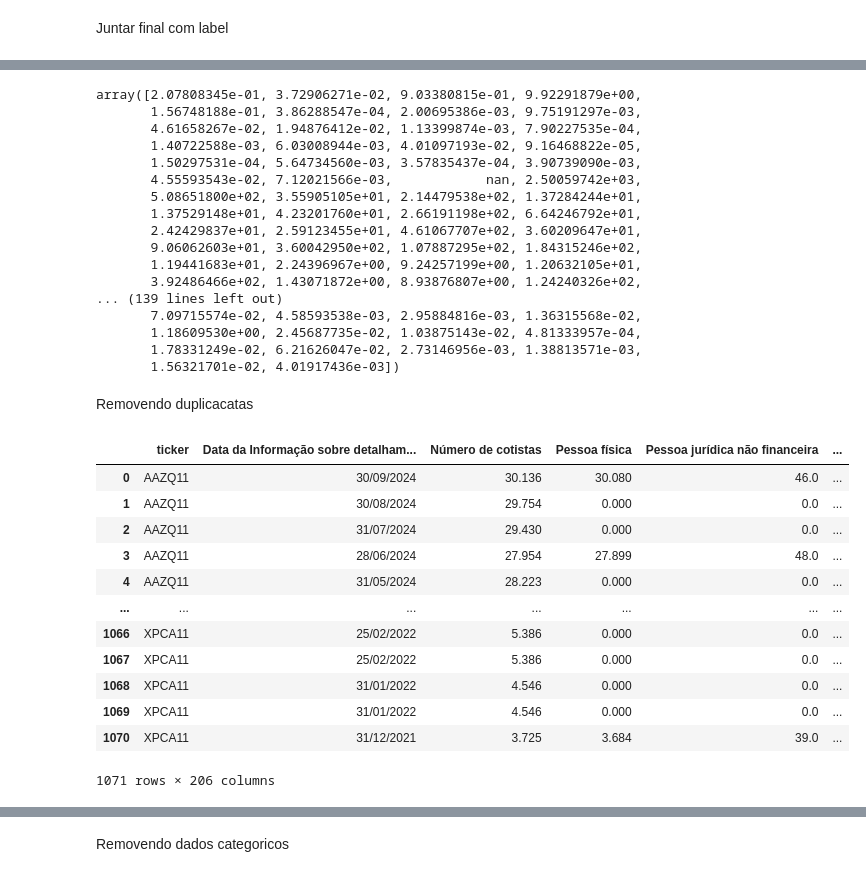
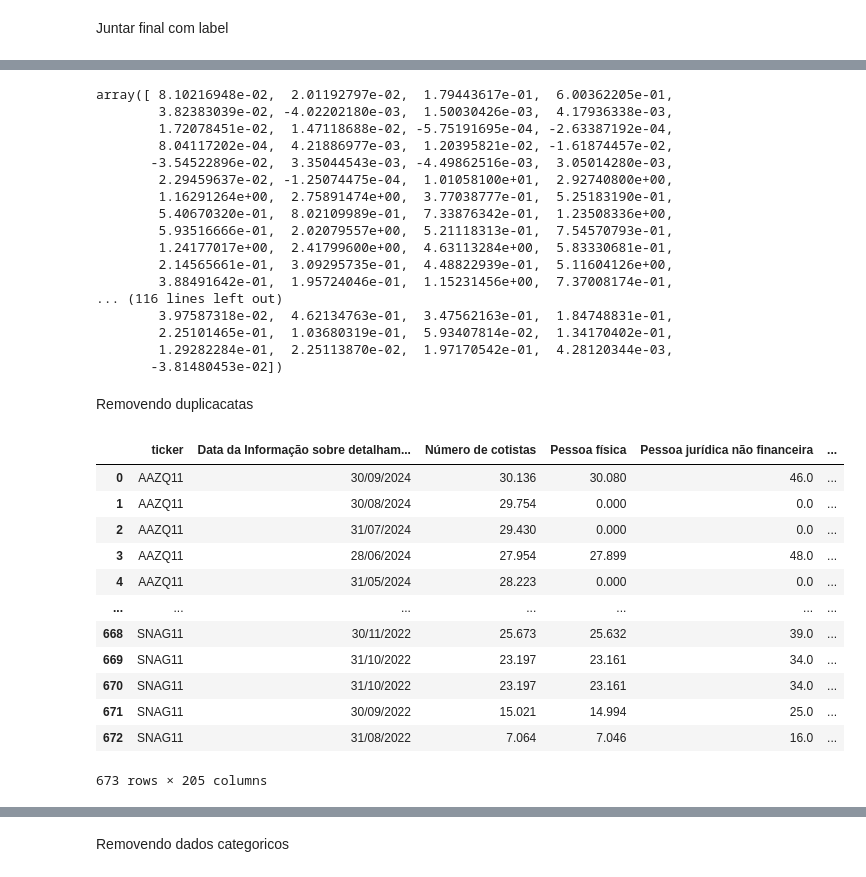
Before and after one commit to ErikMaia/tcc, a Jupyter notebook: src/analisys.ipynb, the cells around one changed output, grey strips where cells are left out. Cells and saved outputs as stored; diff of their text form; code cells hidden in the pictures.

```diff
--- a/src/analisys.ipynb
+++ b/src/analisys.ipynb
@@ -891,3 +649,0 @@ Name: data, Length: 730, dtype: period[M]
-# %%
-final['data'] = pd.to_datetime(final['Data da Informação sobre detalhamento do número de cotistas¹'],'coerce').dt.to_period('M')
-final['data']
@@ -907,3 +649,0 @@ Name: data, Length: 1071, dtype: period[M]
-# %%
-rotulo =  rotulo.drop(columns=['variancia', 'Indice', 'beta'],)
-rotulo.columns
@@ -939,2 +671,6 @@ Index(['Unnamed: 0_x', 'ticker',
 # %%
 final['ticker'] = final['ticker'] + '11'
+# %%
+# final['Data'] = final['Data'].dt.to_period('M')
+final['Date'] = pd.to_datetime(final['Data']).dt.to_period('M')
+rotulo['Date']
@@ -941,2 +714,2 @@ final['ticker'] = final['ticker'] + '11'
 # %%
-final = pd.merge(final,rotulo,'left',on=['data','ticker'])
+final = pd.merge(final,rotulo,on=['Date','ticker'])
@@ -943,44 +732,43 @@ final = pd.merge(final,rotulo,'left',on=['data','ticker'])
 # %%
-final['label'].unique()
+final['Label'].unique()
 # %% [output]
-array([2.07808345e-01, 3.72906271e-02, 9.03380815e-01, 9.92291879e+00,
-       1.56748188e-01, 3.86288547e-04, 2.00695386e-03, 9.75191297e-03,
-       4.61658267e-02, 1.94876412e-02, 1.13399874e-03, 7.90227535e-04,
-       1.40722588e-03, 6.03008944e-03, 4.01097193e-02, 9.16468822e-05,
-       1.50297531e-04, 5.64734560e-03, 3.57835437e-04, 3.90739090e-03,
-       4.55593543e-02, 7.12021566e-03,            nan, 2.50059742e+03,
-       5.08651800e+02, 3.55905105e+01, 2.14479538e+02, 1.37284244e+01,
-       1.37529148e+01, 4.23201760e+01, 2.66191198e+02, 6.64246792e+01,
-       2.42429837e+01, 2.59123455e+01, 4.61067707e+02, 3.60209647e+01,
-       9.06062603e+01, 3.60042950e+02, 1.07887295e+02, 1.84315246e+02,
-       1.19441683e+01, 2.24396967e+00, 9.24257199e+00, 1.20632105e+01,
-       3.92486466e+02, 1.43071872e+00, 8.93876807e+00, 1.24240326e+02,
-... (139 lines left out)
-       7.09715574e-02, 4.58593538e-03, 2.95884816e-03, 1.36315568e-02,
-       1.18609530e+00, 2.45687735e-02, 1.03875143e-02, 4.81333957e-04,
-       1.78331249e-02, 6.21626047e-02, 2.73146956e-03, 1.38813571e-03,
-       1.56321701e-02, 4.01917436e-03])
+array([ 8.10216948e-02,  2.01192797e-02,  1.79443617e-01,  6.00362205e-01,
+        3.82383039e-02, -4.02202180e-03,  1.50030426e-03,  4.17936338e-03,
+        1.72078451e-02,  1.47118688e-02, -5.75191695e-04, -2.63387192e-04,
+        8.04117202e-04,  4.21886977e-03,  1.20395821e-02, -1.61874457e-02,
+       -3.54522896e-02,  3.35044543e-03, -4.49862516e-03,  3.05014280e-03,
+        2.29459637e-02, -1.25074475e-04,  1.01058100e+01,  2.92740800e+00,
+        1.16291264e+00,  2.75891474e+00,  3.77038777e-01,  5.25183190e-01,
+        5.40670320e-01,  8.02109989e-01,  7.33876342e-01,  1.23508336e+00,
+        5.93516666e-01,  2.02079557e+00,  5.21118313e-01,  7.54570793e-01,
+        1.24177017e+00,  2.41799600e+00,  4.63113284e+00,  5.83330681e-01,
+        2.14565661e-01,  3.09295735e-01,  4.48822939e-01,  5.11604126e+00,
+        3.88491642e-01,  1.95724046e-01,  1.15231456e+00,  7.37008174e-01,
+... (116 lines left out)
+        3.97587318e-02,  4.62134763e-01,  3.47562163e-01,  1.84748831e-01,
+        2.25101465e-01,  1.03680319e-01,  5.93407814e-02,  1.34170402e-01,
+        1.29282284e-01,  2.25113870e-02,  1.97170542e-01,  4.28120344e-03,
+       -3.81480453e-02])
 # %% [markdown]
 Removendo duplicacatas
 # %%
 Unnamed_column = filter(lambda column: 'Unnamed' in column, final.columns)
 final = final.drop(columns=Unnamed_column)
-final = final.drop(columns=['NaN'])
 final
 # %% [output]
 |  | ticker | Data da Informação sobre detalham... | Número de cotistas | Pessoa física | Pessoa jurídica não financeira | ... |
 | 0 | AAZQ11 | 30/09/2024 | 30.136 | 30.080 | 46.0 | ... |
 | 1 | AAZQ11 | 30/08/2024 | 29.754 | 0.000 | 0.0 | ... |
 | 2 | AAZQ11 | 31/07/2024 | 29.430 | 0.000 | 0.0 | ... |
 | 3 | AAZQ11 | 28/06/2024 | 27.954 | 27.899 | 48.0 | ... |
 | 4 | AAZQ11 | 31/05/2024 | 28.223 | 0.000 | 0.0 | ... |
 | ... | ... | ... | ... | ... | ... | ... |
-| 1066 | XPCA11 | 25/02/2022 | 5.386 | 0.000 | 0.0 | ... |
-| 1067 | XPCA11 | 25/02/2022 | 5.386 | 0.000 | 0.0 | ... |
-| 1068 | XPCA11 | 31/01/2022 | 4.546 | 0.000 | 0.0 | ... |
-| 1069 | XPCA11 | 31/01/2022 | 4.546 | 0.000 | 0.0 | ... |
-| 1070 | XPCA11 | 31/12/2021 | 3.725 | 3.684 | 39.0 | ... |
+| 668 | SNAG11 | 30/11/2022 | 25.673 | 25.632 | 39.0 | ... |
+| 669 | SNAG11 | 31/10/2022 | 23.197 | 23.161 | 34.0 | ... |
+| 670 | SNAG11 | 31/10/2022 | 23.197 | 23.161 | 34.0 | ... |
+| 671 | SNAG11 | 30/09/2022 | 15.021 | 14.994 | 25.0 | ... |
+| 672 | SNAG11 | 31/08/2022 | 7.064 | 7.046 | 16.0 | ... |
-1071 rows × 206 columns
+673 rows × 205 columns
 # %%
 final = final.drop_duplicates(subset=['Data da Informação sobre detalhamento do número de cotistas¹','ticker'])
 final
```
Also changed, not shown: parts of 84 cells of this notebook.
